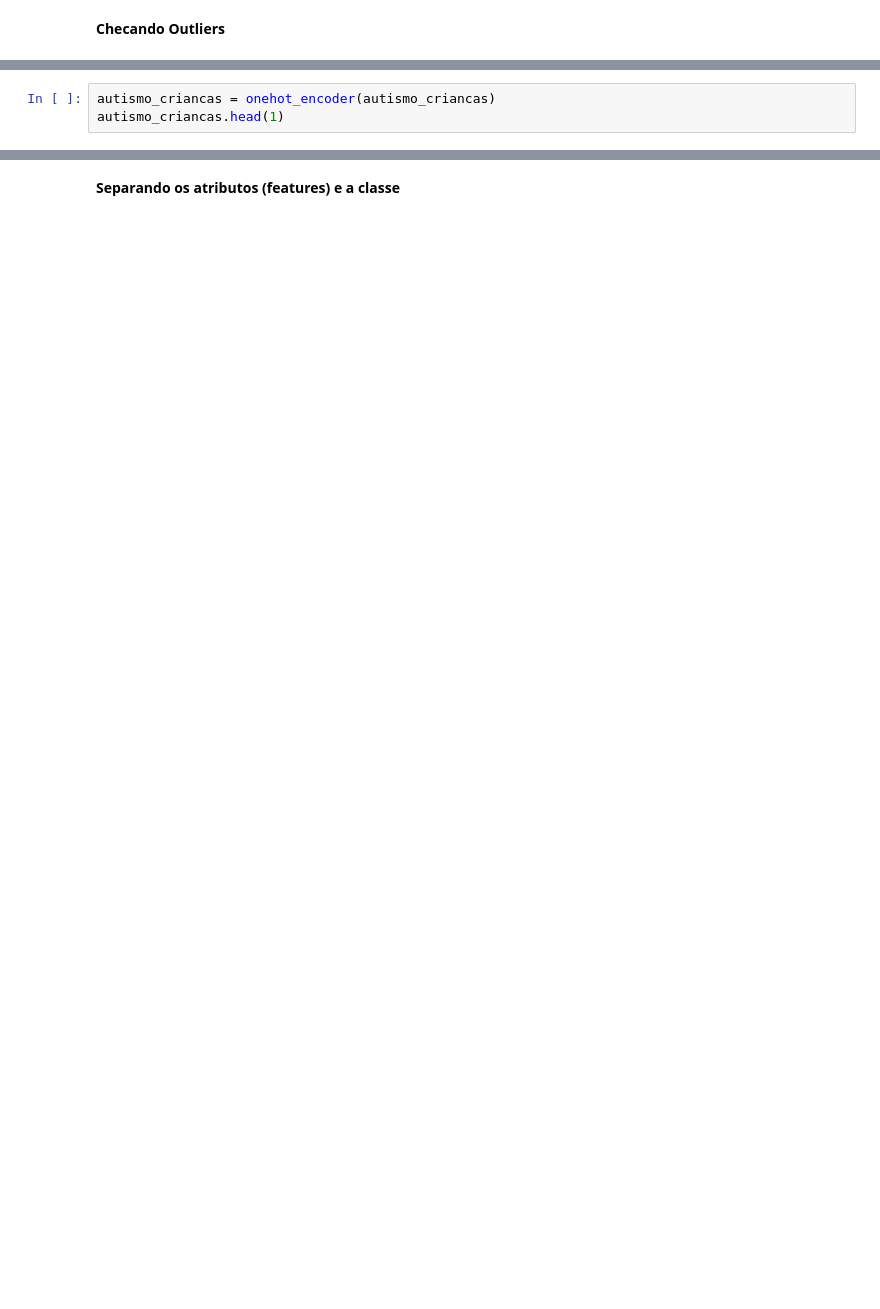
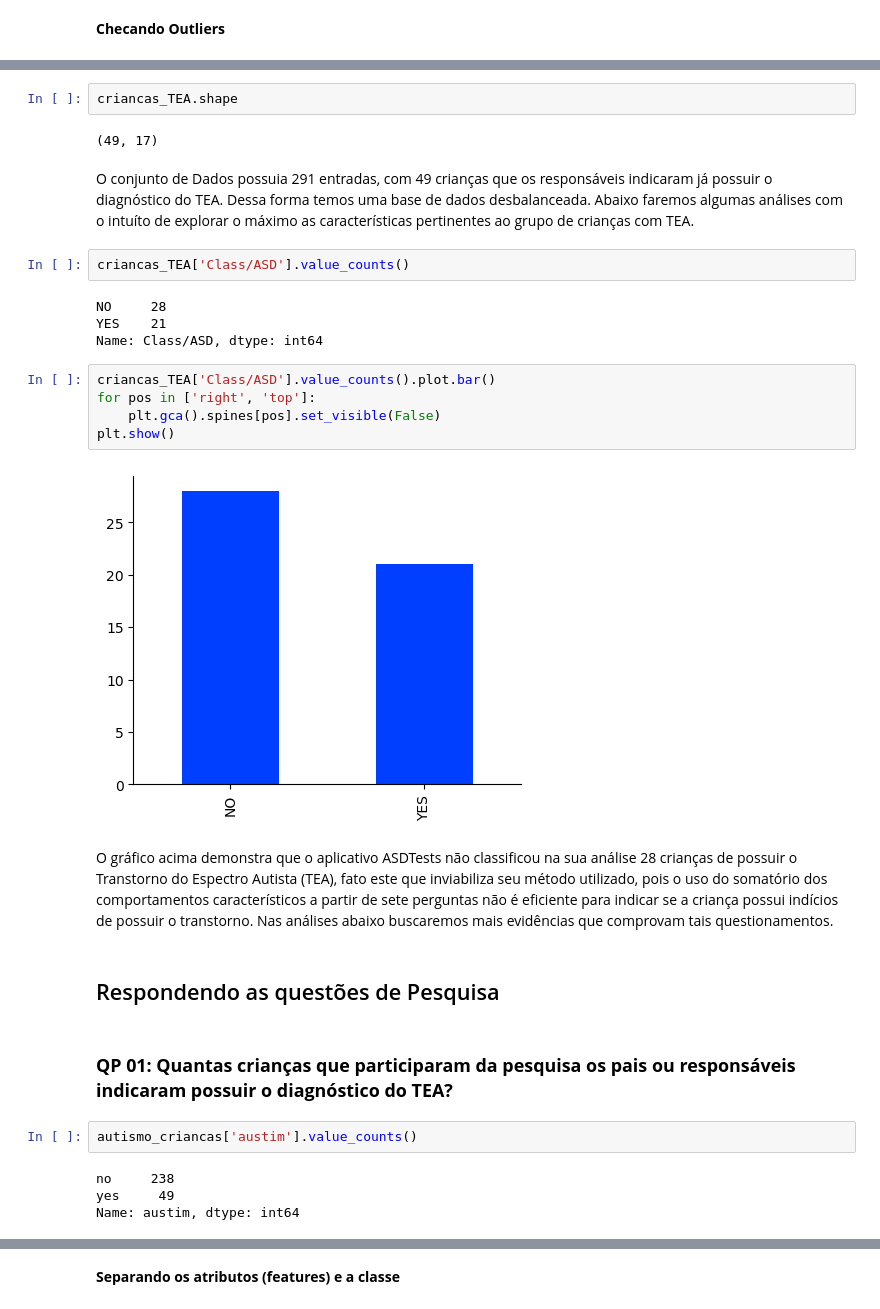
Before and after one commit to livyReis/tcc_autismo, a Jupyter notebook: classificadores_autismo_criancas.ipynb, the cells around one changed output, grey strips where cells are left out. Drawn from its saved outputs; the diff is of its cells as text; blank space fills up the shorter version.

```diff
--- a/classificadores_autismo_criancas.ipynb
+++ b/classificadores_autismo_criancas.ipynb
@@ -568,3 +257,0 @@ def onehot_encoder(df):
-# %%
-autismo_criancas = onehot_encoder(autismo_criancas)
-autismo_criancas.head(1)
@@ -573,0 +320,31 @@ autismo_criancas.head(1)
+# %%
+criancas_TEA.shape
+# %% [output]
+(49, 17)
+# %% [markdown]
+O conjunto de Dados possuia 291 entradas, com 49 crianças que os responsáveis indicaram já possuir o diagnóstico do TEA. Dessa forma temos uma base de dados desbalanceada. Abaixo faremos algumas análises com o intuíto de explorar o máximo as características pertinentes ao grupo de crianças com TEA.
+# %%
+criancas_TEA['Class/ASD'].value_counts()
+# %% [output]
+NO     28
+YES    21
+Name: Class/ASD, dtype: int64
+# %%
+criancas_TEA['Class/ASD'].value_counts().plot.bar()
+for pos in ['right', 'top']:
+    plt.gca().spines[pos].set_visible(False)
+plt.show()
+# %% [output]
+[figure, added]
+# %% [markdown]
+O gráfico acima demonstra que o aplicativo ASDTests não classificou na sua análise 28 crianças de possuir o Transtorno do Espectro Autista (TEA), fato este que inviabiliza seu método utilizado, pois o uso do somatório dos comportamentos característicos a partir de sete perguntas não é eficiente para indicar se a criança possui indícios de possuir o transtorno. Nas análises abaixo buscaremos mais evidências que comprovam tais questionamentos.
+# %% [markdown]
+## Respondendo as questões de Pesquisa
+# %% [markdown]
+### **QP 01: Quantas crianças que participaram da pesquisa os pais ou responsáveis indicaram possuir o diagnóstico do TEA?**
+# %%
+autismo_criancas['austim'].value_counts()
+# %% [output]
+no     238
+yes     49
+Name: austim, dtype: int64
```
Also changed, not shown: parts of 209 cells of this notebook, 2 other files.
